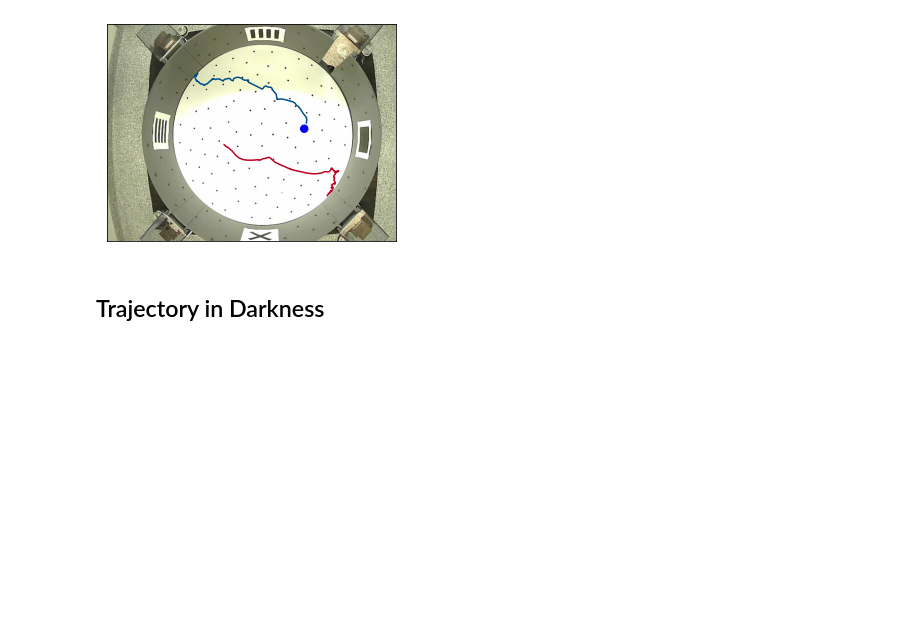
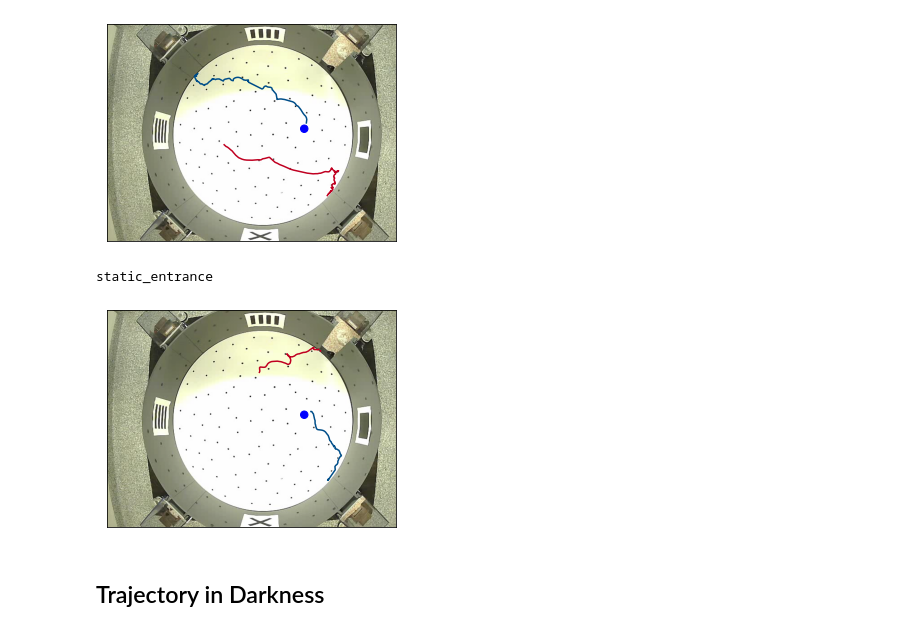
Before and after one commit to avalitor/EthovisionPathAnalysis_HDF5, a Jupyter notebook: figures_PICogMap-manuscript.ipynb, the cells around one changed output. Cells and saved outputs as stored; diff of their text form; code cells hidden in the pictures; blank space fills up the shorter version.

```diff
--- a/figures_PICogMap-manuscript.ipynb
+++ b/figures_PICogMap-manuscript.ipynb
@@ -182,6 +182,17 @@ pltlib.plot_multi_traj(objs, crop_rev = True, savefig = False)
 Mouse 14 Trial 16
 Mouse 14 Trial R180 1
 [figure]
+# %%
+objs = [plib.TrialData() for i in range(2)]
+objs[0].Load('2019-10-07', 14, 'R180 6')
+objs[1].Load('2019-10-07', 14, 'R270 1')
+
+print(objs[0].protocol_name)
+
+pltlib.plot_multi_traj(objs, crop_end_custom=[objs[0].target, (2.88, 27.45)], savefig = False)
+# %% [output]
+static_entrance
+[figure, added]
 # %% [markdown]
 ## Trajectory in Darkness
 # %%
```
Also changed, not shown: 4 other files.
